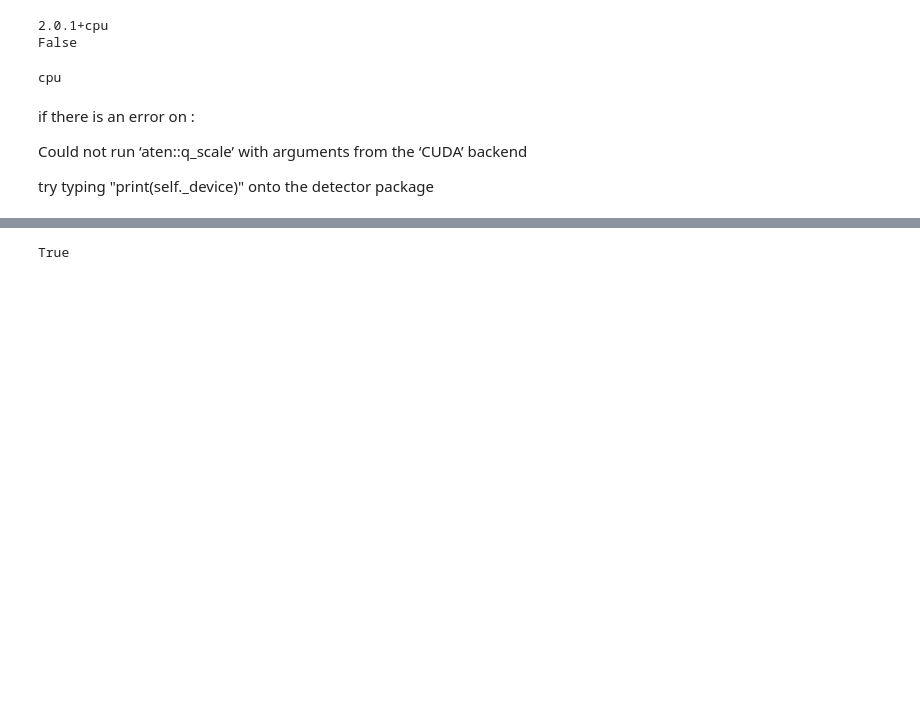
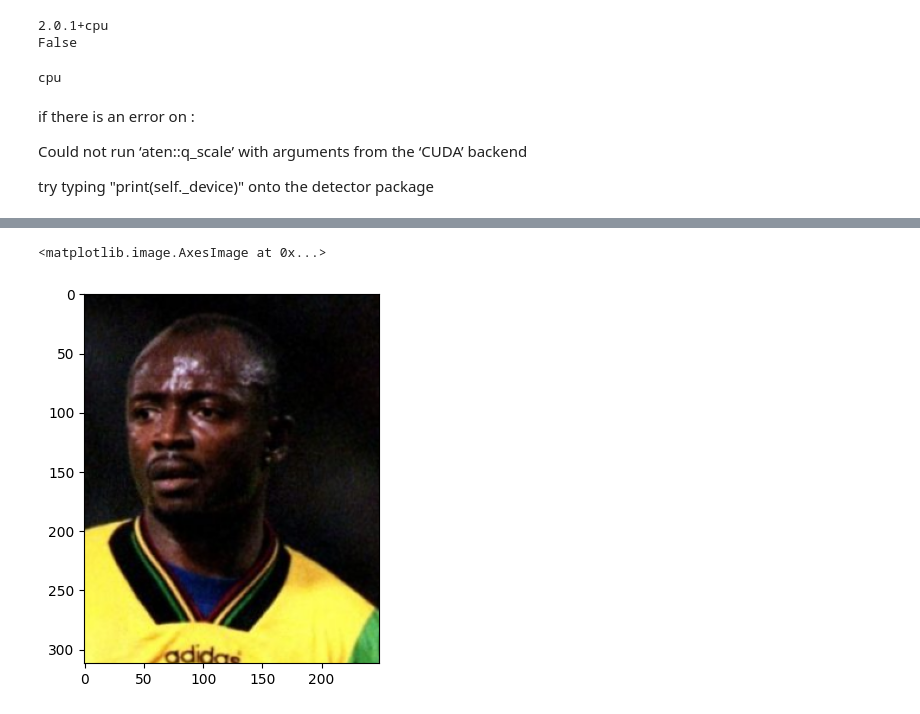
Before and after one commit to Serph5100/fm-face-finder, a Jupyter notebook: proj/python/head_detector.ipynb, the cells around one changed output, grey strips where cells are left out. Drawn from its saved outputs; the diff is of its cells as text; code cells hidden in the pictures; blank space fills up the shorter version.

Commit message:
feat(cropping) : modify aligned head size on vgghead packages

```diff
--- a/proj/python/head_detector.ipynb
+++ b/proj/python/head_detector.ipynb
@@ -40,8 +43,8 @@ Could not run ‘aten::q_scale’ with arguments from the ‘CUDA’ backend
 try typing "print(self._device)" onto the detector package
 # %%
 #specify image path
-image_directory = os.path.join("dataset", "roberto baggio juventus 1994")
-image_num = 4
+image_directory = os.path.join("dataset", "abedi pele torino 1994")
+image_num = 3
 # %%
 image_loc = os.path.join(image_directory, f"Image_{image_num}.jpg")
 print(f"image chosen location = {image_loc}")
@@ -52,5 +85,13 @@ predictions = detector(image_loc)
 # %%
-result_image = predictions.draw()
-cv2.imwrite("result.png", result_image)
+#get only the aligned head
+aligned_heads = predictions.get_aligned_heads()
-# %% [output]
-True
+# %%
+# Process or save aligned head crops
+for i, head in enumerate(aligned_heads):
+    cropped_head = cv2.cvtColor(head, cv2.COLOR_RGB2BGR)
+    cv2.imwrite(f"aligned_head_{i}.png", cropped_head)
+# %%
+plt.imshow(head)
+# %% [output]
+<matplotlib.image.AxesImage at 0x...>
+[figure, added]
```
Also changed, not shown: parts of 10 cells of this notebook.
